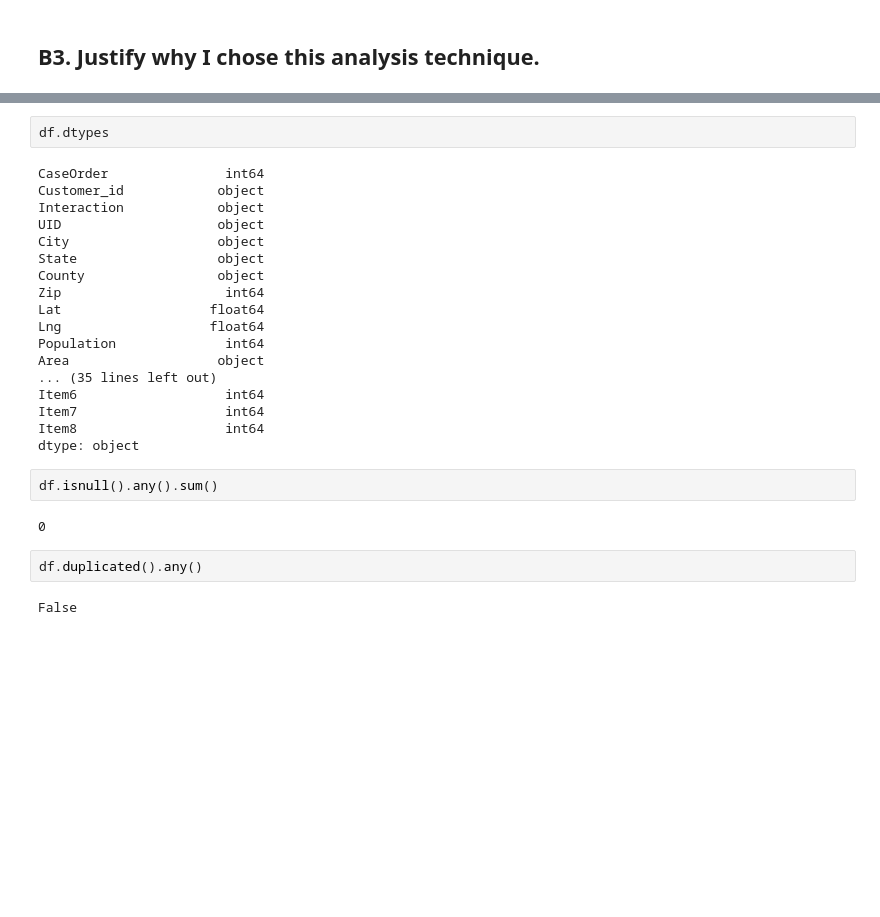
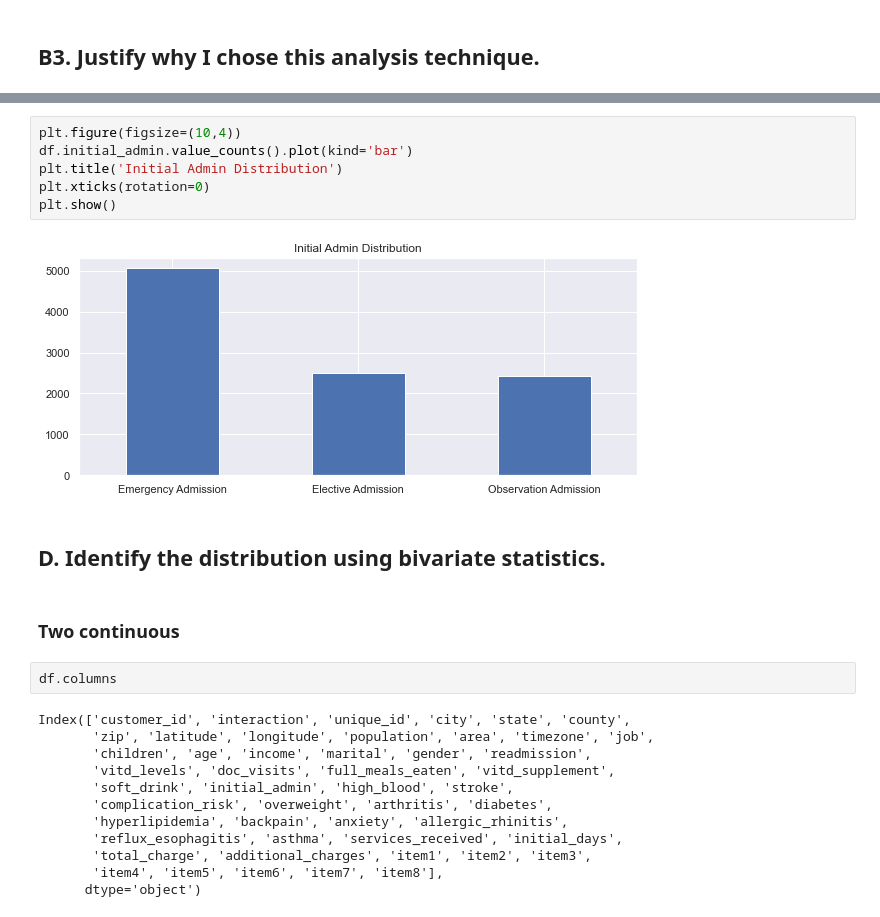
Before and after one commit to DesireeMcElroy/WGU_MSDA, a Jupyter notebook: D207-Exploratory_Data_Analysis/medical_data_explore.ipynb, the cells around one changed output, grey strips where cells are left out. Drawn from its saved outputs; the diff is of its cells as text; blank space fills up the shorter version.

```diff
--- a/D207-Exploratory_Data_Analysis/medical_data_explore.ipynb
+++ b/D207-Exploratory_Data_Analysis/medical_data_explore.ipynb
@@ -307,28 +237,26 @@ Name: Gender, dtype: int64
+# %%
+plt.figure(figsize=(10,4))
+df.initial_admin.value_counts().plot(kind='bar')
+plt.title('Initial Admin Distribution')
+plt.xticks(rotation=0)
+plt.show()
+# %% [output]
+[figure, added]
+# %% [markdown]
+## D. Identify the distribution using bivariate statistics.
+# %% [markdown]
+### Two continuous
 # %%
-df.dtypes
+df.columns
 # %% [output]
-CaseOrder               int64
-Customer_id            object
-Interaction            object
-UID                    object
-City                   object
-State                  object
-County                 object
-Zip                     int64
-Lat                   float64
-Lng                   float64
-Population              int64
-Area                   object
-... (35 lines left out)
-Item6                   int64
-Item7                   int64
-Item8                   int64
-dtype: object
+Index(['customer_id', 'interaction', 'unique_id', 'city', 'state', 'county',
+       'zip', 'latitude', 'longitude', 'population', 'area', 'timezone', 'job',
+       'children', 'age', 'income', 'marital', 'gender', 'readmission',
+       'vitd_levels', 'doc_visits', 'full_meals_eaten', 'vitd_supplement',
+       'soft_drink', 'initial_admin', 'high_blood', 'stroke',
+       'complication_risk', 'overweight', 'arthritis', 'diabetes',
+       'hyperlipidemia', 'backpain', 'anxiety', 'allergic_rhinitis',
+       'reflux_esophagitis', 'asthma', 'services_received', 'initial_days',
+       'total_charge', 'additional_charges', 'item1', 'item2', 'item3',
+       'item4', 'item5', 'item6', 'item7', 'item8'],
+      dtype='object')
-# %%
-df.isnull().any().sum()
-# %% [output]
-0
-# %%
-df.duplicated().any()
-# %% [output]
-False
```
Also changed, not shown: parts of 32 cells of this notebook.
